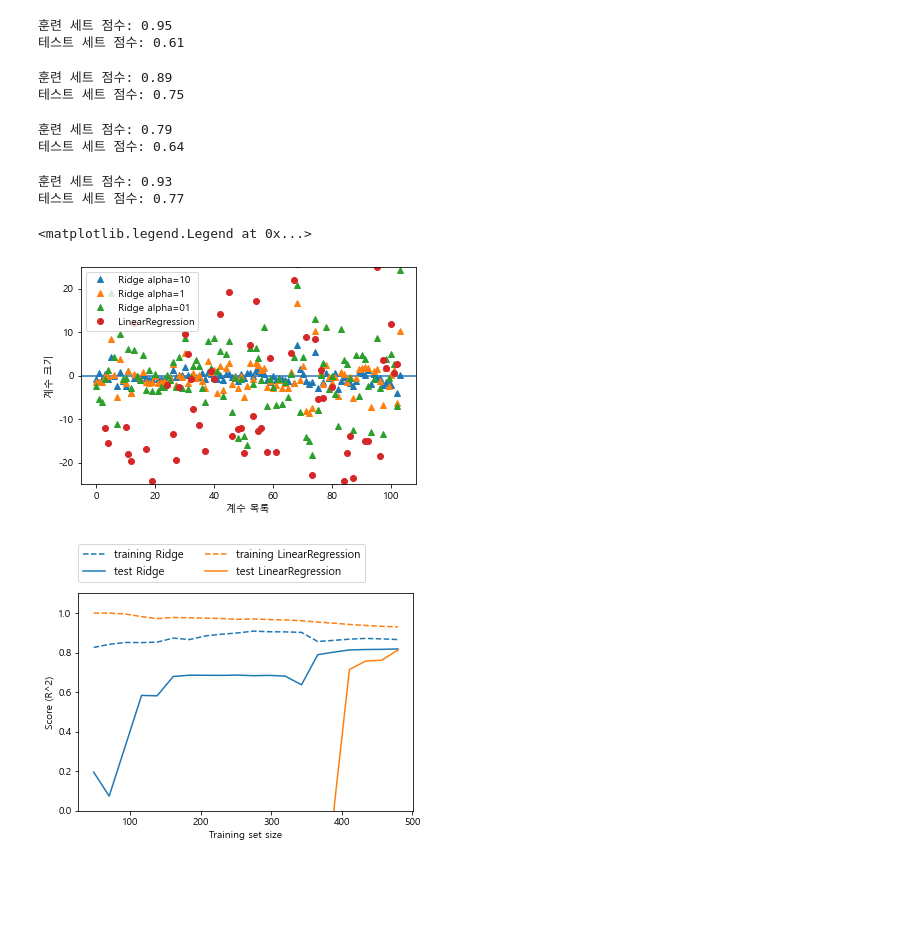
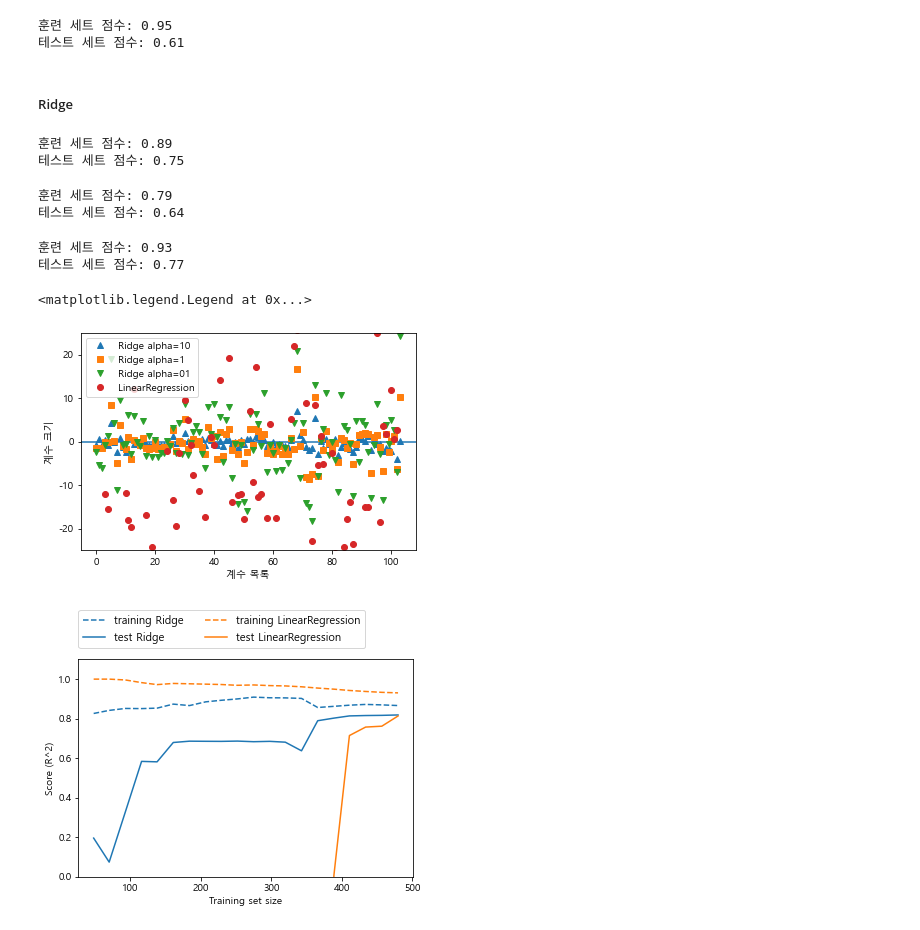
Before and after one commit to jeenuu/Machine-Learning-with-Python, a Jupyter notebook: chapter_2/2.3 Supervised_Machine_Learning_Algorithms.ipynb, the cells around one changed output. Drawn from its saved outputs; the diff is of its cells as text; code cells hidden in the pictures; blank space fills up the shorter version.

```diff
--- a/chapter_2/2.3 Supervised_Machine_Learning_Algorithms.ipynb
+++ b/chapter_2/2.3 Supervised_Machine_Learning_Algorithms.ipynb
@@ -249,46 +256,52 @@ print("테스트 세트 점수: {:.2f}" .format(lr.score(X_test, y_test)))
 # %% [output]
 훈련 세트 점수: 0.95
 테스트 세트 점수: 0.61
+# %% [markdown]
+##### Ridge
+# %%
+from sklearn.linear_model import Ridge
+
+ridge = Ridge().fit(X_train, y_train)
+print("훈련 세트 점수: {:.2f}" .format(ridge.score(X_train, y_train)))
+print("테스트 세트 점수: {:.2f}" .format(ridge.score(X_test, y_test)))
+# 기본 alpha = 1.0, alpha 값을 높이면 계수를 0에 더 가깝게 만들어서 훈련 세트의 성능은 나빠지지만 일반화에는 도움이 된다
+# %% [output]
+훈련 세트 점수: 0.89
+테스트 세트 점수: 0.75
 # %%
-# 릿지 회귀
-from sklearn.linear_model import Ridge
-
-ridge = Ridge().fit(X_train, y_train)
-print("훈련 세트 점수: {:.2f}" .format(ridge.score(X_train, y_train)))
-print("테스트 세트 점수: {:.2f}" .format(ridge.score(X_test, y_test)))
+# alpha = 10
+ridge10 = Ridge(alpha=10).fit(X_train, y_train)
+print("훈련 세트 점수: {:.2f}" .format(ridge10.score(X_train, y_train)))
+print("테스트 세트 점수: {:.2f}" .format(ridge10.score(X_test, y_test)))
 # %% [output]
-훈련 세트 점수: 0.89
-테스트 세트 점수: 0.75
+훈련 세트 점수: 0.79
+테스트 세트 점수: 0.64
 # %%
-ridge10 = Ridge(alpha=10).fit(X_train, y_train)
-print("훈련 세트 점수: {:.2f}" .format(ridge10.score(X_train, y_train)))
-print("테스트 세트 점수: {:.2f}" .format(ridge10.score(X_test, y_test)))
+# alpha = 0.1, 극도로 작은 alpha 값은 계수를 거의 제한하지 않음
+ridge01 = Ridge(alpha=0.1).fit(X_train, y_train)
+print("훈련 세트 점수: {:.2f}" .format(ridge01.score(X_train, y_train)))
+print("테스트 세트 점수: {:.2f}" .format(ridge01.score(X_test, y_test)))
 # %% [output]
-훈련 세트 점수: 0.79
-테스트 세트 점수: 0.64
+훈련 세트 점수: 0.93
+테스트 세트 점수: 0.77
-# %%
-ridge01 = Ridge(alpha=0.1).fit(X_train, y_train)
-print("훈련 세트 점수: {:.2f}" .format(ridge01.score(X_train, y_train)))
-print("테스트 세트 점수: {:.2f}" .format(ridge01.score(X_test, y_test)))
-# %% [output]
-훈련 세트 점수: 0.93
-테스트 세트 점수: 0.77
 # %%
 plt.plot(ridge10.coef_,'^', label="Ridge alpha=10")
-plt.plot(ridge.coef_,'^', label="Ridge alpha=1")
-plt.plot(ridge01.coef_,'^', label="Ridge alpha=01")
+plt.plot(ridge.coef_,'s', label="Ridge alpha=1")
+plt.plot(ridge01.coef_,'v', label="Ridge alpha=01")
 
 plt.plot(lr.coef_,'o', label="LinearRegression")
 plt.xlabel("계수 목록")
 plt.ylabel("계수 크기")
 xlims = plt.xlim()
 plt.hlines(0, xlims[0], xlims[1])
 plt.xlim(xlims)
 plt.ylim(-25,25)
 plt.legend()
+
+# alpha가 작아질수록 선형 회귀의 계수는 값이 커져 그림 밖으로 넘어간다
 # %% [output]
 <matplotlib.legend.Legend at 0x...>
-[figure, old version]
+[figure, new version]
 # %%
 mglearn.plots.plot_ridge_n_samples()
 # %% [output]
```
Also changed, not shown: parts of 29 cells of this notebook.
